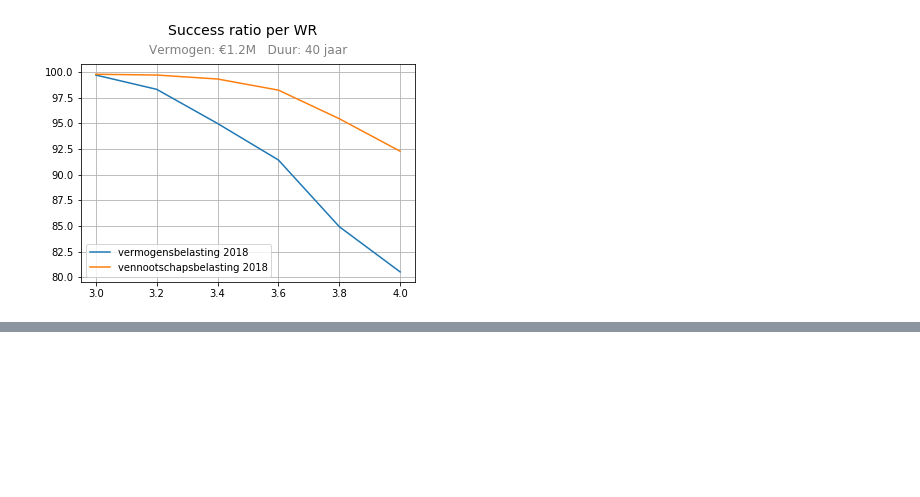
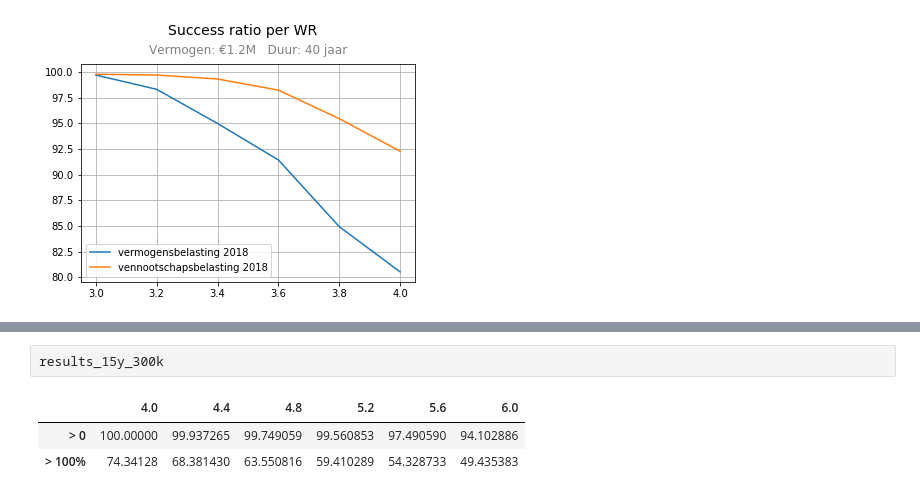
Before and after one commit to dannyvankooten/pd-belastingdruk, a Jupyter notebook: SWR per belastingstelsel.ipynb, the cells around one changed output, grey strips where cells are left out. Drawn from its saved outputs; the diff is of its cells as text; blank space fills up the shorter version.

```diff
--- a/SWR per belastingstelsel.ipynb
+++ b/SWR per belastingstelsel.ipynb
@@ -228,0 +243,6 @@ Text(0.5, 1.02, 'Vermogen: €1.2M   Duur: 40 jaar')
+# %%
+results_15y_300k
+# %% [output]
+|  | 4.0 | 4.4 | 4.8 | 5.2 | 5.6 | 6.0 |
+| > 0 | 100.00000 | 99.937265 | 99.749059 | 99.560853 | 97.490590 | 94.102886 |
+| > 100% | 74.34128 | 68.381430 | 63.550816 | 59.410289 | 54.328733 | 49.435383 |
```
Also changed, not shown: parts of 8 cells of this notebook.
